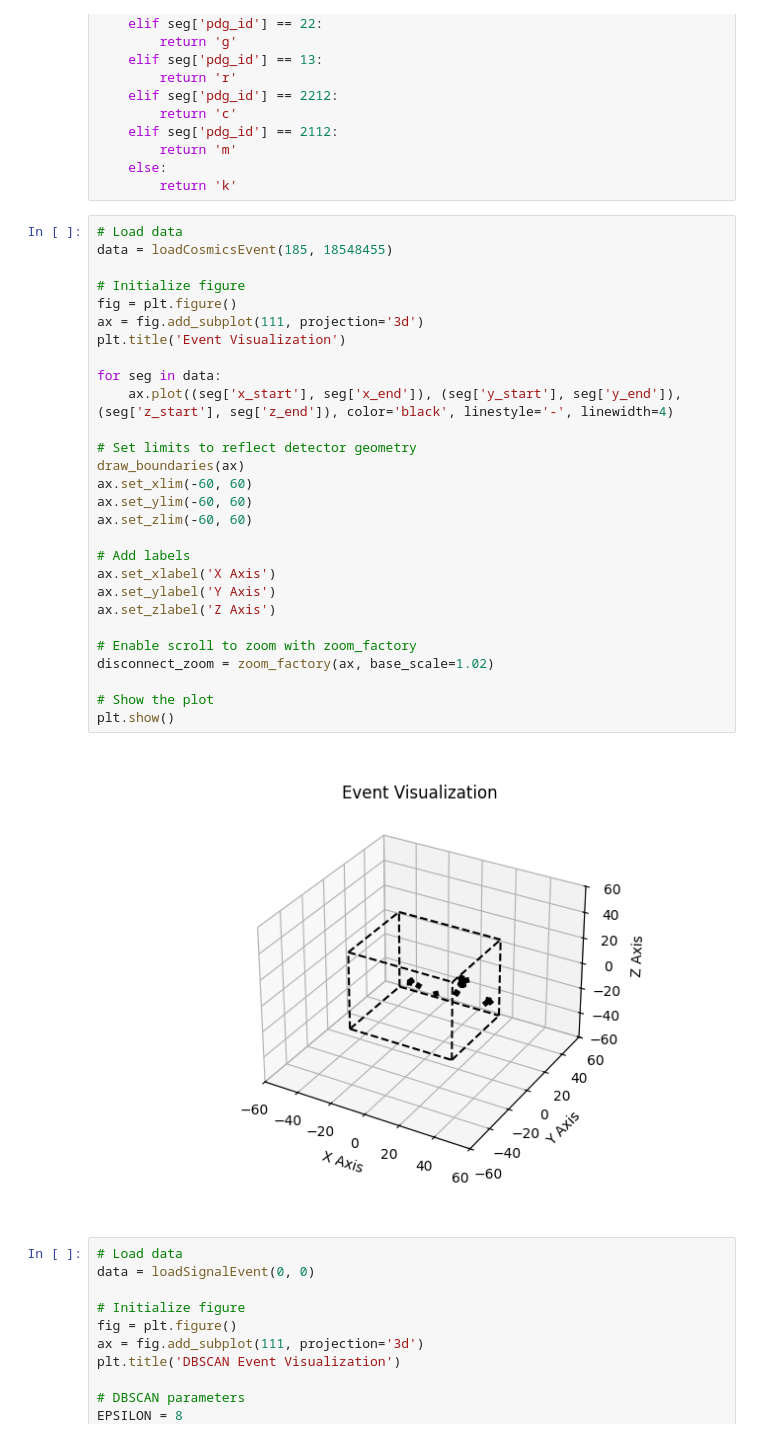
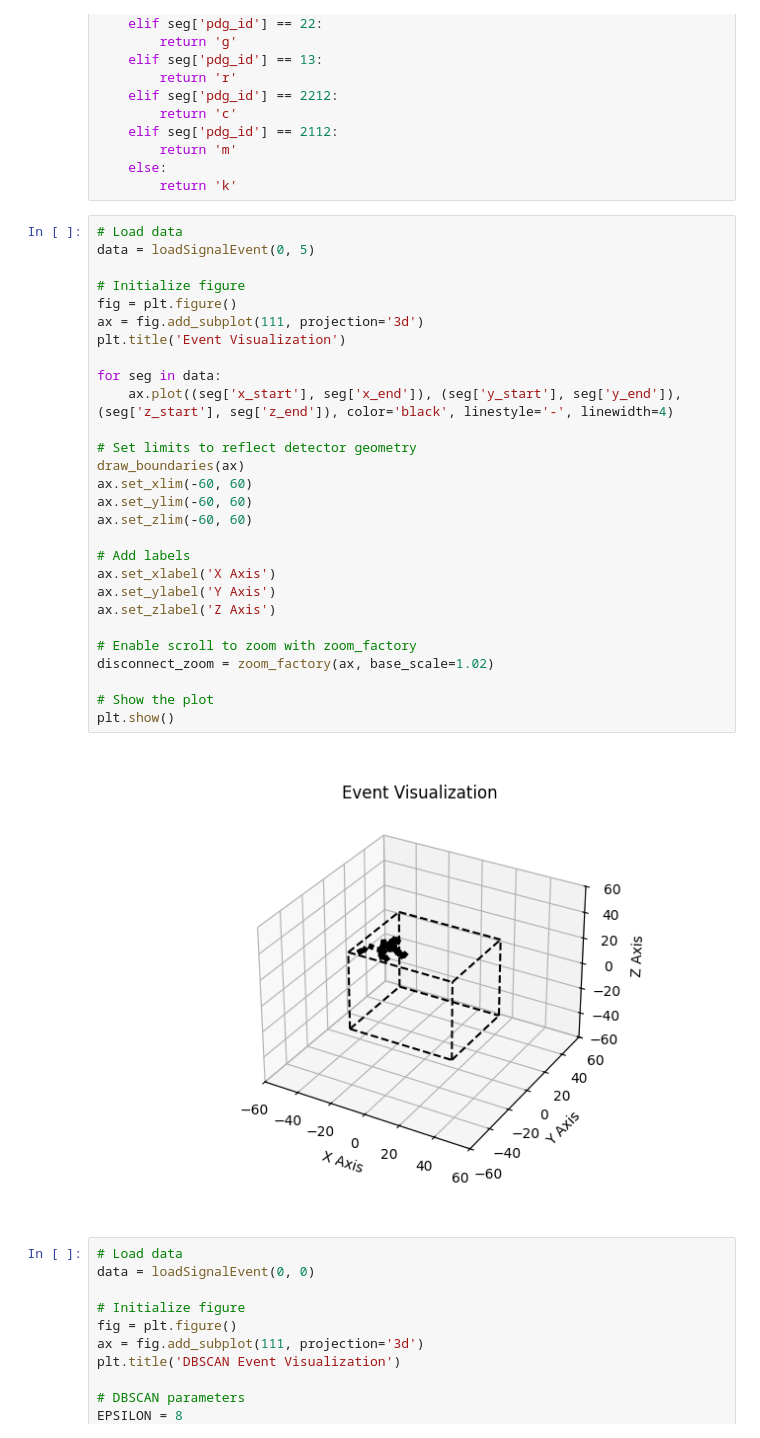
Before and after one commit to vaccarojohn/SNeNDSim, a Jupyter notebook: sim/selection_analysis/event_plotter.ipynb, the cells around one changed output. Cells and saved outputs as stored; diff of their text form.

```diff
--- a/sim/selection_analysis/event_plotter.ipynb
+++ b/sim/selection_analysis/event_plotter.ipynb
@@ -153,34 +153,34 @@ def get_color(seg):
         return 'k'
 # %%
 # Load data
-data = loadCosmicsEvent(185, 18548455)
+data = loadSignalEvent(0, 5)
 
 # Initialize figure
 fig = plt.figure()
 ax = fig.add_subplot(111, projection='3d')
 plt.title('Event Visualization')
 
 for seg in data:
     ax.plot((seg['x_start'], seg['x_end']), (seg['y_start'], seg['y_end']), (seg['z_start'], seg['z_end']), color='black', linestyle='-', linewidth=4)
 
 # Set limits to reflect detector geometry
 draw_boundaries(ax)
 ax.set_xlim(-60, 60)
 ax.set_ylim(-60, 60)
 ax.set_zlim(-60, 60)
 
 # Add labels
 ax.set_xlabel('X Axis')
 ax.set_ylabel('Y Axis')
 ax.set_zlabel('Z Axis')
 
 # Enable scroll to zoom with zoom_factory
 disconnect_zoom = zoom_factory(ax, base_scale=1.02)
 
 # Show the plot
 plt.show()
 # %% [output]
-[figure, old version]
+[figure, new version]
 # %%
 # Load data
 data = loadSignalEvent(0, 0)
```
Also changed, not shown: 10 other files.
